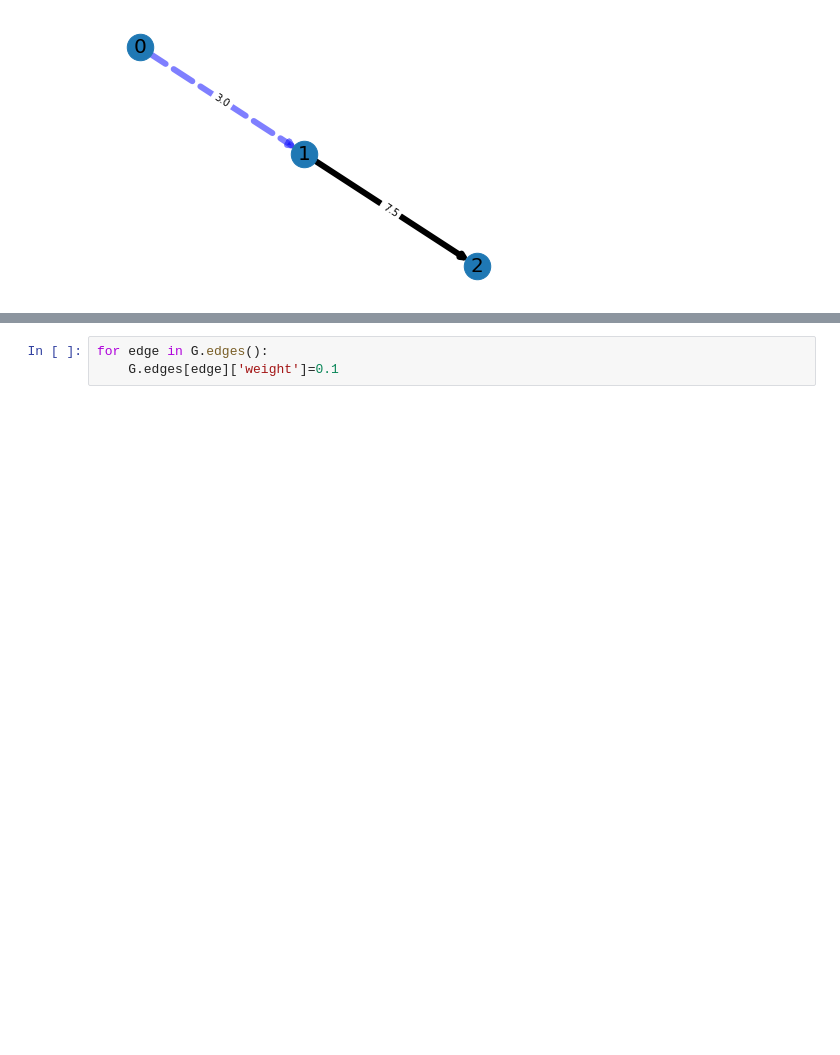
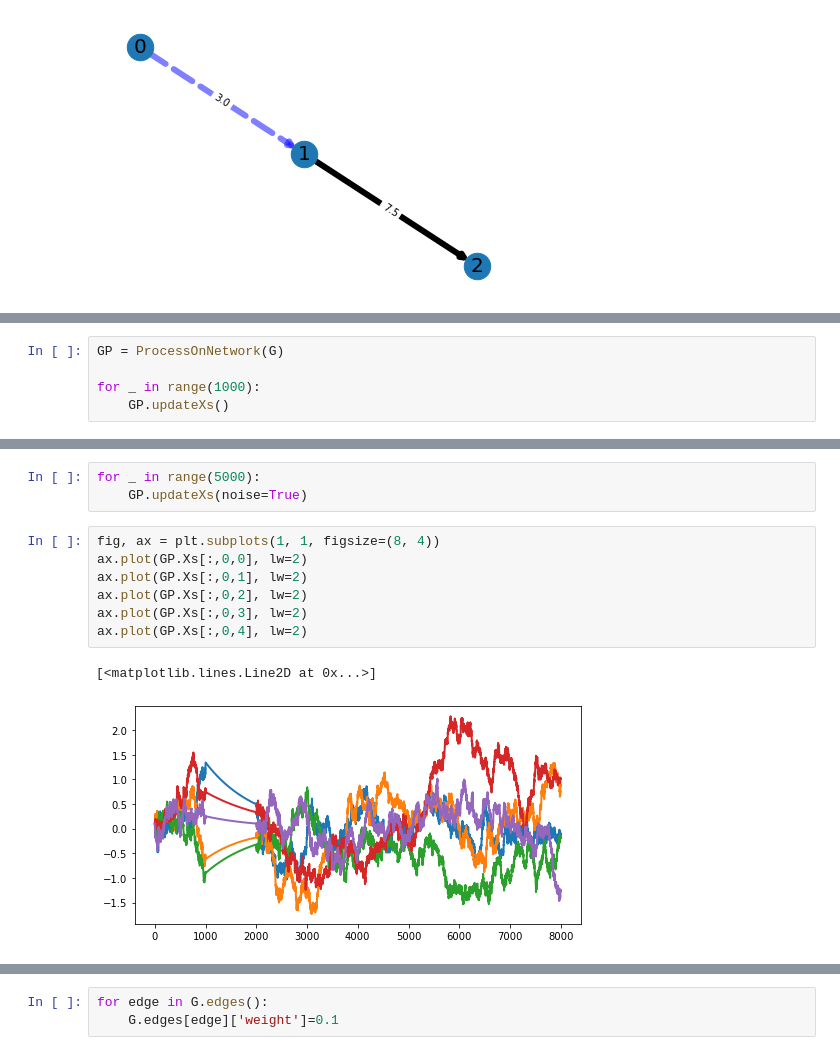
Before and after one commit to IsisChameleon/NetworkSyncCapstone, a Jupyter notebook: NetworkSigma.ipynb, the cells around one changed output, grey strips where cells are left out. Cells and saved outputs as stored; diff of their text form; blank space fills up the shorter version.

Commit message:
First commit - Playing with weighted graphs

```diff
--- a/NetworkSigma.ipynb
+++ b/NetworkSigma.ipynb
@@ -158,0 +168,5 @@ class ProcessOnNetwork():
+# %%
+GP = ProcessOnNetwork(G)
+
+for _ in range(1000):
+    GP.updateXs()
@@ -158,0 +193,13 @@ class ProcessOnNetwork():
+# %%
+for _ in range(5000):
+    GP.updateXs(noise=True)
+# %%
+fig, ax = plt.subplots(1, 1, figsize=(8, 4))
+ax.plot(GP.Xs[:,0,0], lw=2)
+ax.plot(GP.Xs[:,0,1], lw=2)
+ax.plot(GP.Xs[:,0,2], lw=2)
+ax.plot(GP.Xs[:,0,3], lw=2)
+ax.plot(GP.Xs[:,0,4], lw=2)
+# %% [output]
+[<matplotlib.lines.Line2D at 0x...>]
+[figure, added]
```
Also changed, not shown: parts of 5 cells of this notebook, 1 other file.
